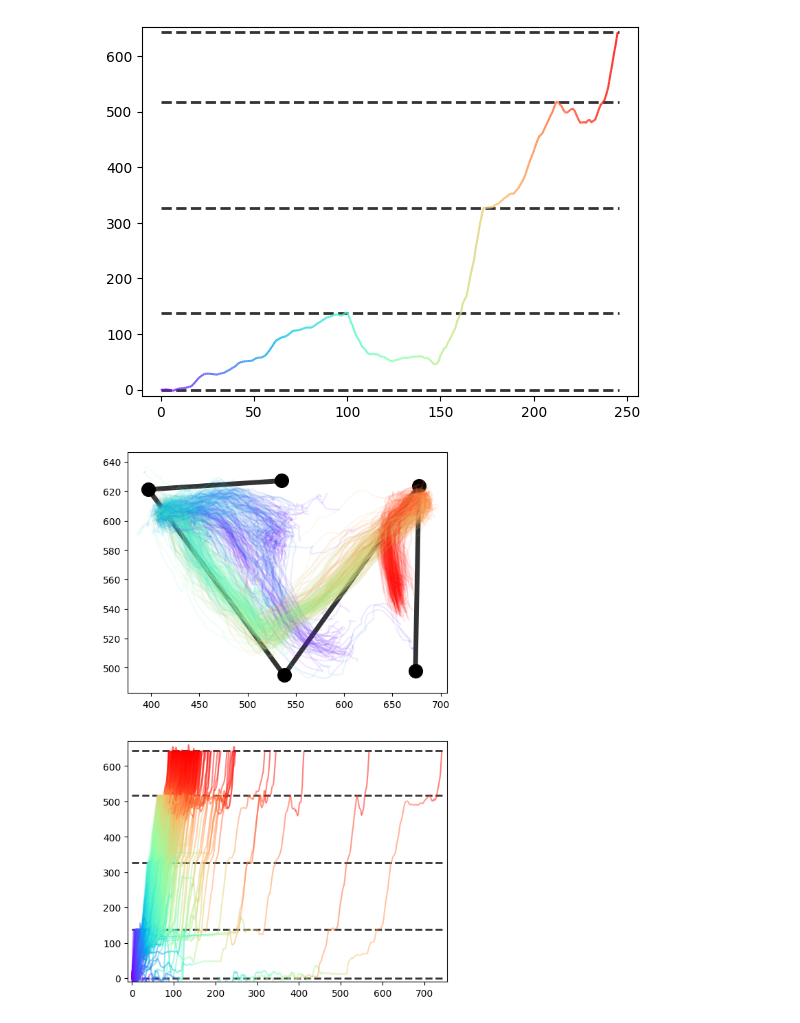
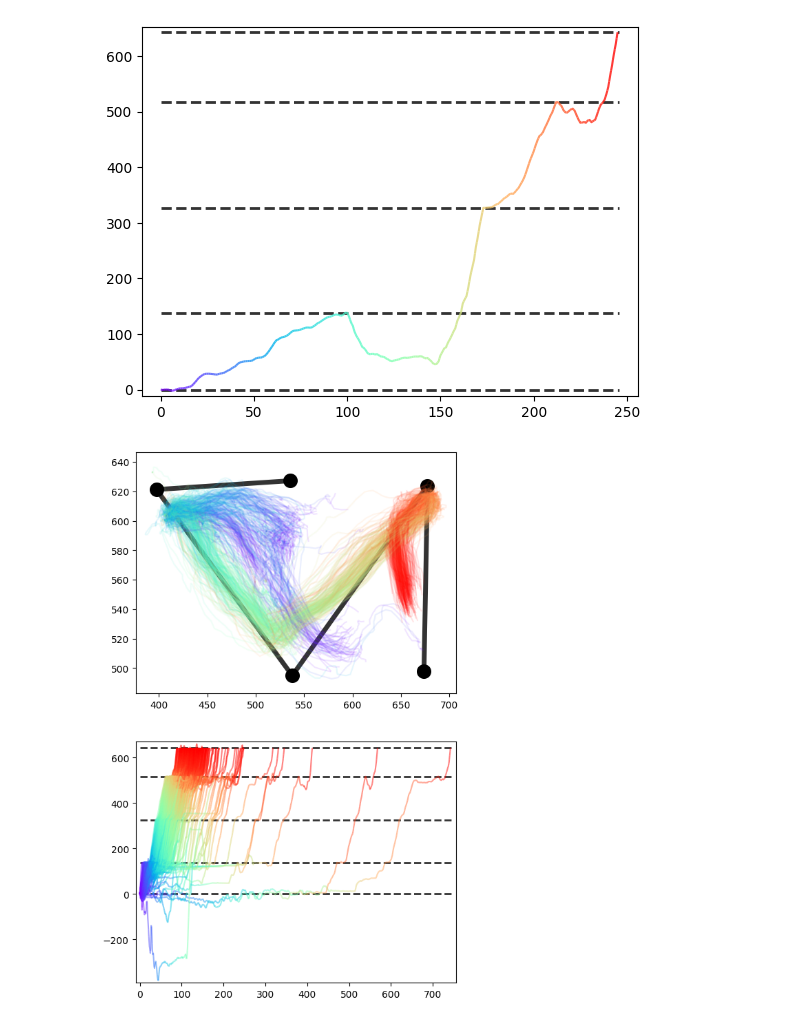
Before and after one commit to ncguilbeault/striatal_replay, a Jupyter notebook: notebooks/linearize_trajectory.ipynb, the cells around one changed output. Drawn from its saved outputs; the diff is of its cells as text; code cells hidden in the pictures.

Commit message:
Improved linearized trajectory plotting and documentation

```diff
--- a/notebooks/linearize_trajectory.ipynb
+++ b/notebooks/linearize_trajectory.ipynb
@@ -259,12 +278,12 @@ ax = plot_single_trajectory_linear(trajectories, ports, trial_id=1)
 # %%
 fig = plt.Figure(figsize=(6,10))
 ax = fig.add_axes(211)
 ax = plot_all_trajectories(trajectories, ports, ax=ax)
 ax = fig.add_axes(212)
-ax = plot_all_trajectories_linear(trajectories, ports, ax=ax, alpha = 0.5, y_range = (0, trajectories["linear_position"].max()))
+ax = plot_all_trajectories_linear(trajectories, ports, ax=ax, alpha = 0.5)
 display(fig)
 # %% [output]
-[figure, old version]
+[figure, new version]
 # %%
 trial_id = 1
 
```
Also changed, not shown: parts of 8 cells of this notebook.
